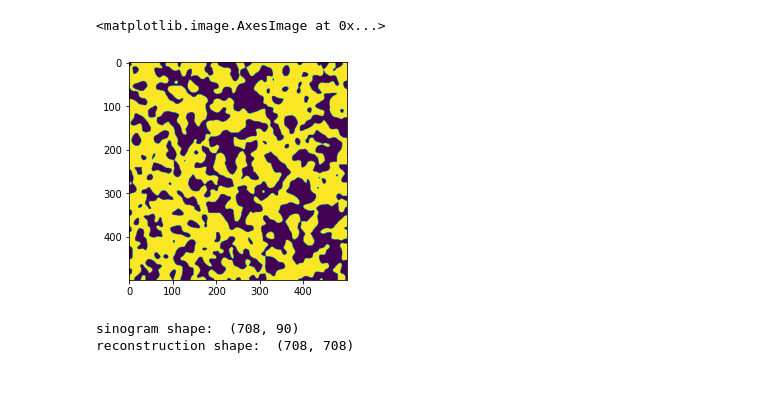
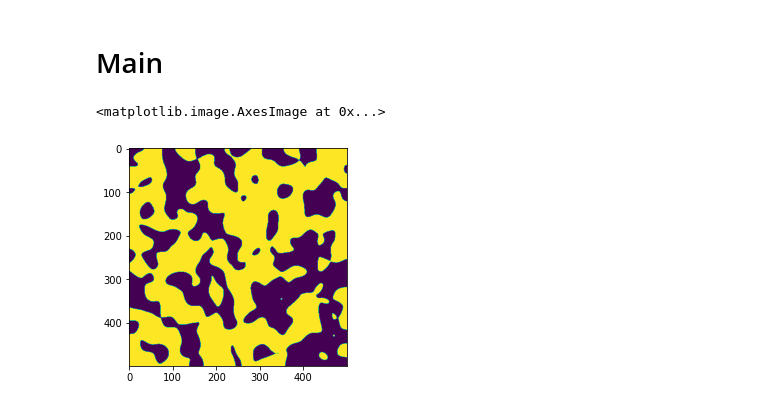
Before and after one commit to ankhafizov/UnetNeuronsSegmentation, a Jupyter notebook: generator_phantoms.ipynb, the cells around one changed output. Saved outputs shown, nothing was run; the diff lists cells and outputs as text; code cells hidden in the pictures.

Commit message:
add phantom-generator

```diff
--- a/generator_phantoms.ipynb
+++ b/generator_phantoms.ipynb
@@ -8,6 +181,8 @@ from scipy import ndimage
+# %% [markdown]
+# Main
 # %%
-img = ps.generators.blobs(shape=[500, 500], porosity=0.6, blobiness=2)
+img = ps.generators.blobs(shape=[500, 500], porosity=0.6, blobiness=1)
 plt.imshow(img)
 # %% [output]
 <matplotlib.image.AxesImage at 0x...>
-[figure, old version]
+[figure, new version]
@@ -160,11 +188,0 @@ def sinogram_detector_blurring(sinograms, gauss_sigma):
-# %%
-rec, img = process_image(img,
-                         90,
-                         1000,
-                         'poisson',
-                         pixel_size=0.01,
-                         frame_count=1,
-                         gauss_sigma=0.56)
-# %% [output]
-sinogram shape:  (708, 90)
-reconstruction shape:  (708, 708)
```
Also changed, not shown: parts of 6 cells of this notebook.
